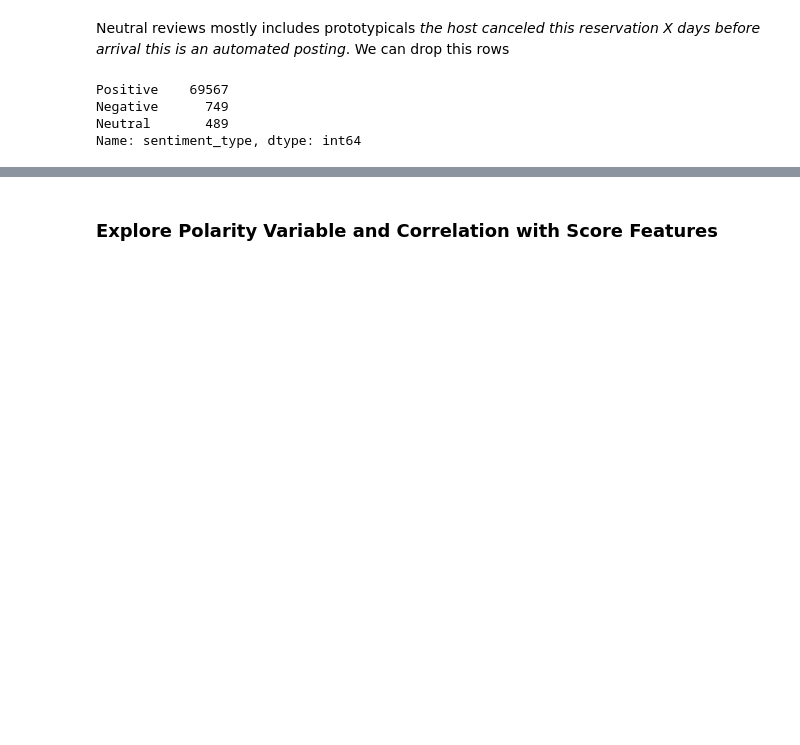
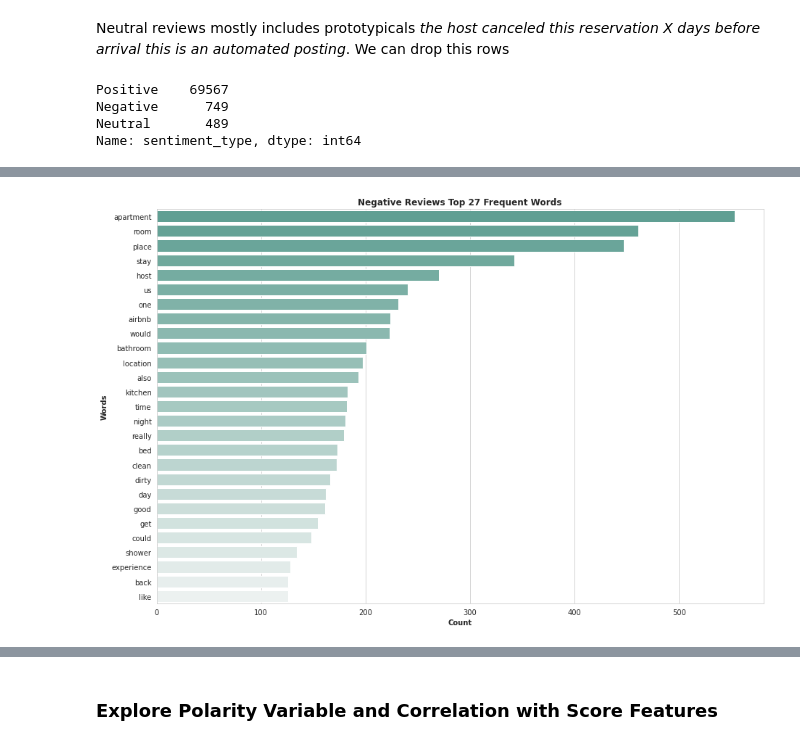
Before and after one commit to kamalova/Airbnb-Recommendation-Engine-NLP, a Jupyter notebook: Sentiment_Analysis.ipynb, the cells around one changed output, grey strips where cells are left out. Drawn from its saved outputs; the diff is of its cells as text; code cells hidden in the pictures; blank space fills up the shorter version.

```diff
--- a/Sentiment_Analysis.ipynb
+++ b/Sentiment_Analysis.ipynb
@@ -587,0 +577,9 @@ AttributeError: ignored
+# %%
+word_frequency_neg = word_count(neg_reviews['comments']) #tokenize and count and create dictionary
+
+# to create dataframe from most common words dictionary
+df_neg_count = pd.DataFrame(columns=['word', 'count'])
+df_neg_count['word'] = word_frequency_neg.keys()
+df_neg_count['count'] = list(word_frequency_neg.values())
+df_neg_count= df_neg_count.sort_values(by=['count'], ascending=False)
+df_neg_count = df_neg_count.reset_index(drop=True)
@@ -600,3 +621,12 @@ plt.show();
+# %%
+plt.figure(figsize=(15,10))
+sns.barplot(y="word", x="count", data=top_27_neg, palette="light:#5A9_r")
+plt.title('Negative Reviews Top 27 Frequent Words',fontweight="bold" )
+plt.xlabel('Count', fontweight="bold")
+plt.ylabel('Words', fontweight="bold")
+plt.show()
+# %% [output]
+[figure, added]
 # %%
 # Plot wordcloud of negative comments
 neg_wordcloud = WordCloud(stopwords=set(STOPWORDS),repeat=False, colormap='Set1', background_color="black").generate(neg_reviews)
```
Also changed, not shown: parts of 22 cells of this notebook.
